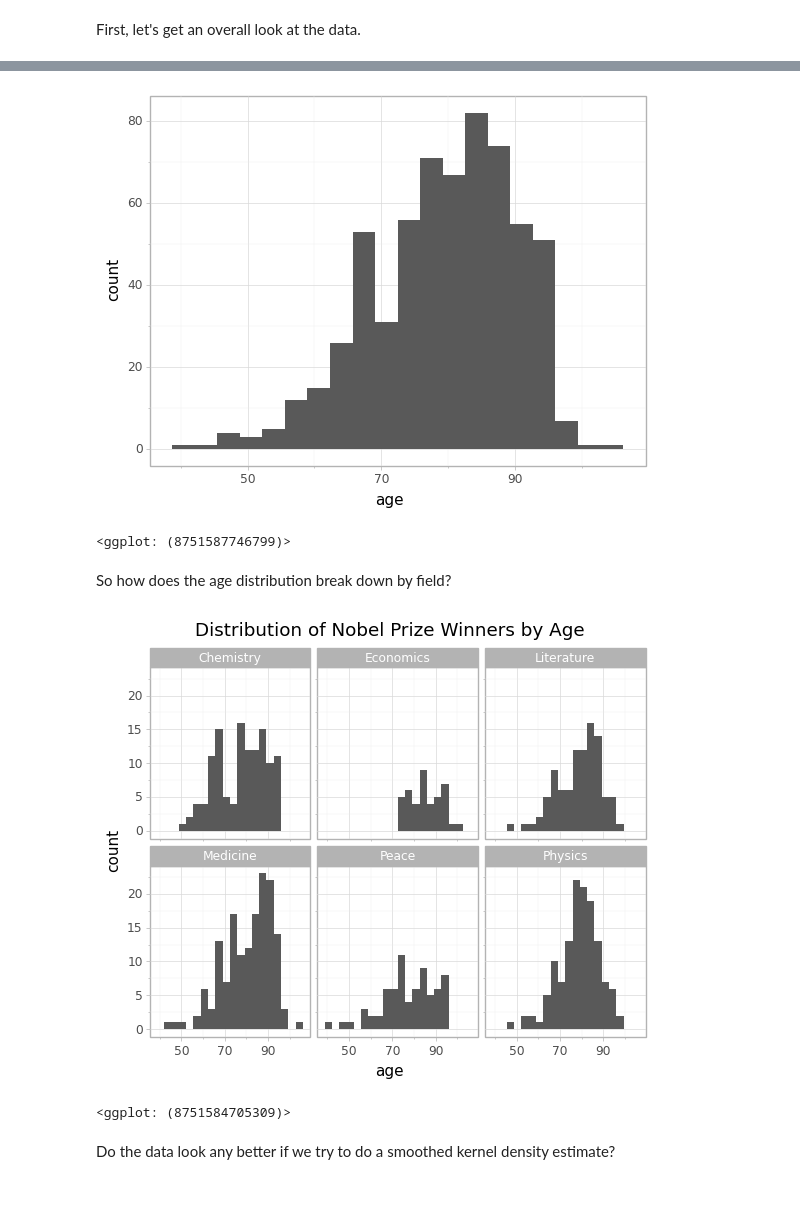
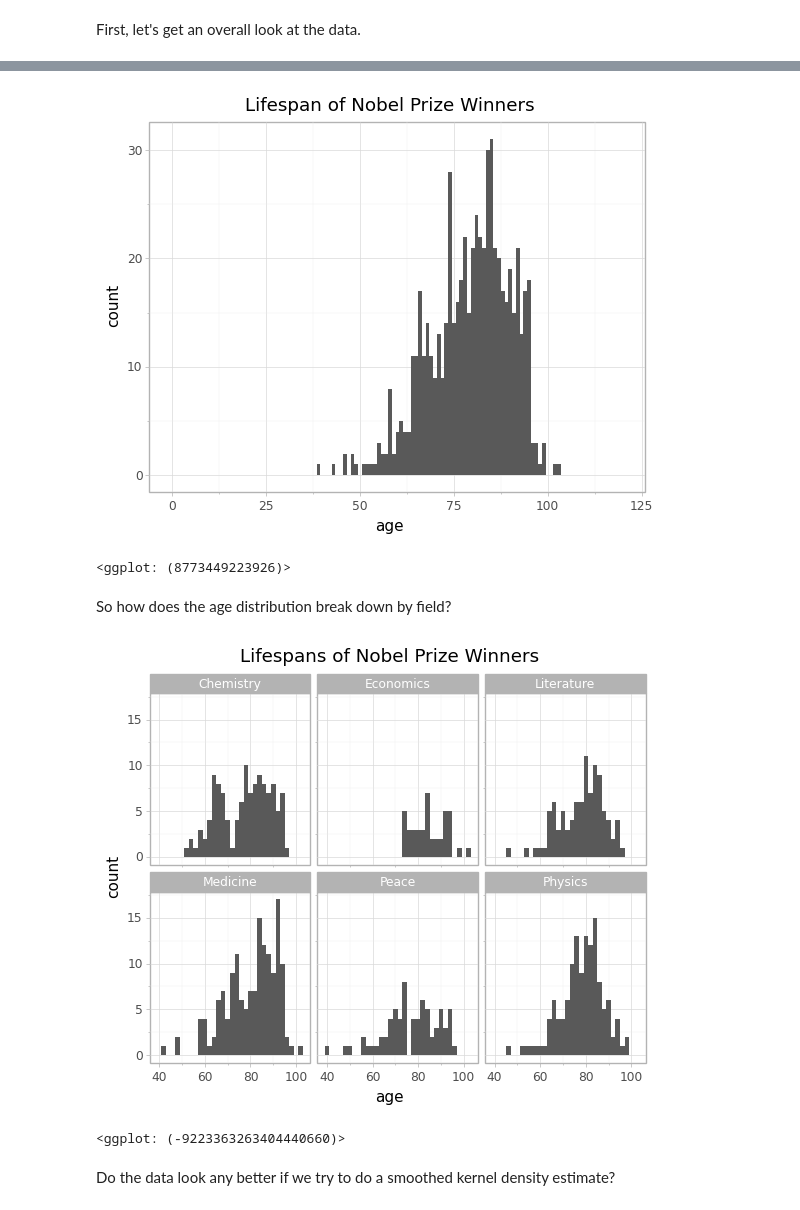
Before and after one commit to briandk/2020-virtual-program-in-data-science, a Jupyter notebook: nobel_winners.ipynb, the cells around one changed output, grey strips where cells are left out. Drawn from its saved outputs; the diff is of its cells as text; code cells hidden in the pictures.

```diff
--- a/nobel_winners.ipynb
+++ b/nobel_winners.ipynb
@@ -5,12 +5,13 @@ import pandas as pd
 
 from plotnine import *
 # %%
-nobel_winners = pd.read_csv("https://github.com/briandk/2020-virtual-program-in-data-science/raw/master/data/nobel_winners.csv")
+nobel_winners = pd.read_csv("https://github.com/briandk/2020-virtual-program-in-data-science/raw/master/data/nobel_winners.csv", parse_dates = ['prize_year'])
 
-nobel_winners = nobel_winners.assign(birth_date = pd.to_datetime(nobel_winners['birth_date']))
-nobel_winners = nobel_winners.assign(death_date = pd.to_datetime(nobel_winners['death_date']))
+nobel_winners = nobel_winners.assign(birth_date = pd.to_datetime(nobel_winners['birth_date'], yearfirst = True))
+nobel_winners = nobel_winners.assign(death_date = pd.to_datetime(nobel_winners['death_date'], yearfirst = True))
 nobel_winners = nobel_winners.assign(age = nobel_winners['death_date'] - nobel_winners['birth_date'])
 nobel_winners = nobel_winners.assign(age = nobel_winners['age'].astype('timedelta64[Y]'))
+nobel_winners = nobel_winners.assign(prize_age = (nobel_winners['prize_year'] - nobel_winners['birth_date']).astype('timedelta64[Y]'))
 # %% [markdown]
  First, let's get an overall look at the data.
 # %%
@@ -37,20 +54,19 @@ How old does the average nobel prize-winner tend to be?
 # %%
-nobel_winners[['age']].describe()
-
 (
     ggplot(
         aes(
             x = 'age'
         ),
         data = nobel_winners[['age']].dropna()
     ) +
-    geom_histogram() +
+    geom_histogram(binwidth = 1) +
+    xlim([0, 120]) +
     theme_light() +
-    ggtitle('Distribution of Nobel Prize Winners by Age')
+    ggtitle('Lifespan of Nobel Prize Winners')
 )
 # %% [output]
-[figure, old version]
+[figure, new version]
-<ggplot: (8751587746799)>
+<ggplot: (8773449223926)>
 # %% [markdown]
 So how does the age distribution break down by field?
 # %%
@@ -61,14 +77,14 @@ So how does the age distribution break down by field?
         ),
         data = nobel_winners[['age', 'category']].dropna()
     ) +
-    geom_histogram() +
+    geom_histogram(binwidth = 2) +
     facet_wrap('~ category') +
     theme_light() +
-    ggtitle('Distribution of Nobel Prize Winners by Age')
+    ggtitle('Lifespans of Nobel Prize Winners')
 )
 # %% [output]
-[figure, old version]
+[figure, new version]
-<ggplot: (8751584705309)>
+<ggplot: (-9223363263404440660)>
 # %% [markdown]
 Do the data look any better if we try to do a smoothed kernel density estimate?
 # %%
```
Also changed, not shown: parts of 21 cells of this notebook.
